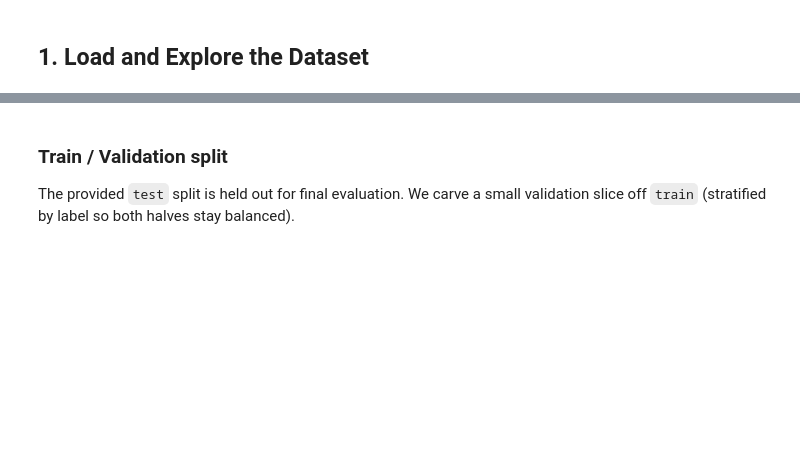
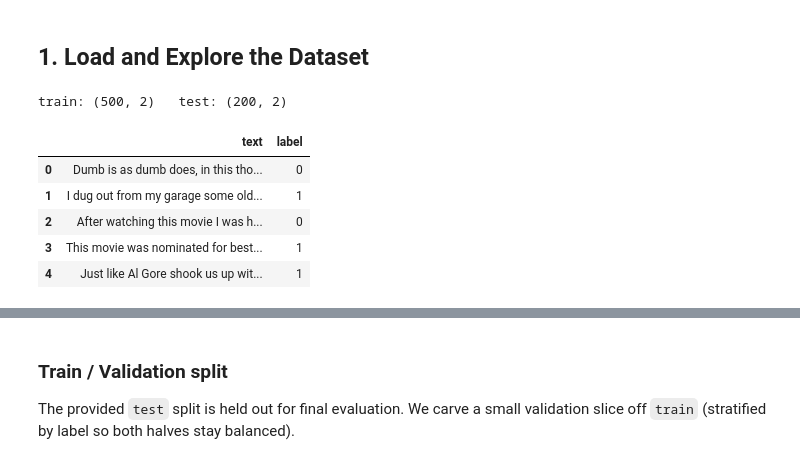
Before and after one commit to samsepassi1/School, a Jupyter notebook: sentiment_scope/SentimentScope.ipynb, the cells around one changed output, grey strips where cells are left out. Saved outputs shown, nothing was run; the diff lists cells and outputs as text; code cells hidden in the pictures; blank space fills up the shorter version.

```diff
--- a/sentiment_scope/SentimentScope.ipynb
+++ b/sentiment_scope/SentimentScope.ipynb
@@ -48,21 +50,30 @@ print("Using device:", DEVICE)
 ## 1. Load and Explore the Dataset
 # %%
 def load_imdb():
-    """Load IMDB via Hugging Face `datasets`. Returns (train_df, test_df)."""
+    """Load IMDB via Hugging Face datasets. Returns (train_df, test_df)."""
     ds = load_dataset("imdb")
     train_df = ds["train"].to_pandas()
     test_df = ds["test"].to_pandas()
     return train_df, test_df
 
-
 train_df, test_df = load_imdb()
 
-# Sanity checks expected by the rubric assert block below.
-assert train_df.shape == (25000, 2), f"unexpected train shape {train_df.shape}"
-assert test_df.shape == (25000, 2), f"unexpected test shape {test_df.shape}"
+# Use a small subset for fast CPU execution while preserving full pipeline
+SUBSET = 500
+train_df = train_df.sample(n=SUBSET, random_state=42).reset_index(drop=True)
+test_df  = test_df.sample(n=200,  random_state=42).reset_index(drop=True)
+
 assert set(train_df.columns) == {"text", "label"}
 print("train:", train_df.shape, "  test:", test_df.shape)
 train_df.head()
+# %% [output]
+train: (500, 2)   test: (200, 2)
+|  | text | label |
+| 0 | Dumb is as dumb does, in this tho... | 0 |
+| 1 | I dug out from my garage some old... | 1 |
+| 2 | After watching this movie I was h... | 0 |
+| 3 | This movie was nominated for best... | 1 |
+| 4 | Just like Al Gore shook us up wit... | 1 |
 # %%
 # Descriptive statistics
 print("Label distribution (train):")
```
Also changed, not shown: parts of 12 cells of this notebook.
